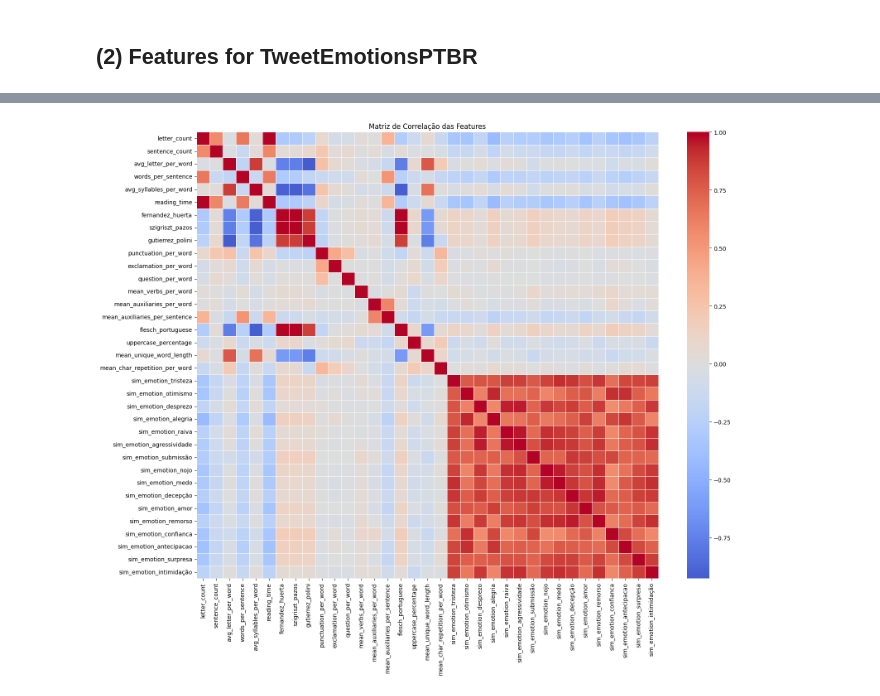
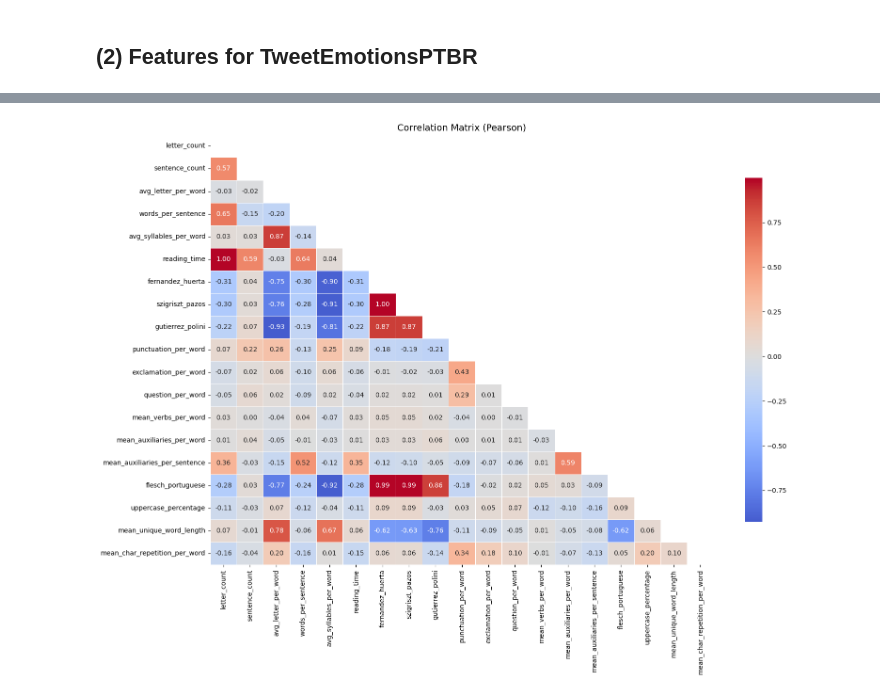
Before and after one commit to LuanBarbs/tcc-emotion-detection-nlp, a Jupyter notebook: src/feature_engineering.ipynb, the cells around one changed output, grey strips where cells are left out. Saved outputs shown, nothing was run; the diff lists cells and outputs as text; code cells hidden in the pictures.

```diff
--- a/src/feature_engineering.ipynb
+++ b/src/feature_engineering.ipynb
@@ -278,20 +234,3 @@ df["flesch_portuguese"] = flesch_portuguese(df[unclean_text_col].tolist())
 df["uppercase_percentage"] = uppercase_percentage(df[unclean_text_col].tolist())
 df["mean_unique_word_length"] = mean_unique_word_length(df[unclean_text_col].tolist())
 df["mean_char_repetition_per_word"] = mean_char_repetition_per_word(df[unclean_text_col].tolist())
-
-emotion_feats, emotion_cols = emotion_similarity_features(
-    texts=df[unclean_text_col].tolist(),
-    golden_df=golden_phrases
-)
-
-emotion_feature_names = [f"sim_emotion_{emo}" for emo in emotion_cols]
-
-df_emotion = pd.DataFrame(
-    emotion_feats,
-    columns=emotion_feature_names
-)
-
-df = pd.concat(
-    [df.reset_index(drop=True), df_emotion.reset_index(drop=True)],
-    axis=1
-)
@@ -368,16 +237,23 @@ Index(['UNCLEAN_TEXT', 'EMOTION', 'CLEAN_TEXT', 'letter_count',
 # %%
 num_cols = df.select_dtypes(include="number")
-
 corr = num_cols.corr(method="pearson")
 
-plt.figure(figsize=(18, 14))
+mask = np.triu(np.ones_like(corr, dtype=bool))
+
+plt.figure(figsize=(16, 12))
 sns.heatmap(
     corr,
+    mask=mask,
     cmap="coolwarm",
     center=0,
-    linewidths=0.5
+    annot=True,
+    fmt=".2f",
+    linewidths=0.5,
+    cbar_kws={"shrink": 0.8}
 )
-plt.title("Matriz de Correlação das Features")
+
+plt.title("Correlation Matrix (Pearson)", fontsize=14)
+plt.tight_layout()
 plt.show()
 # %% [output]
-[figure, old version]
+[figure, new version]
```
Also changed, not shown: parts of 16 cells of this notebook, 2 other files.
